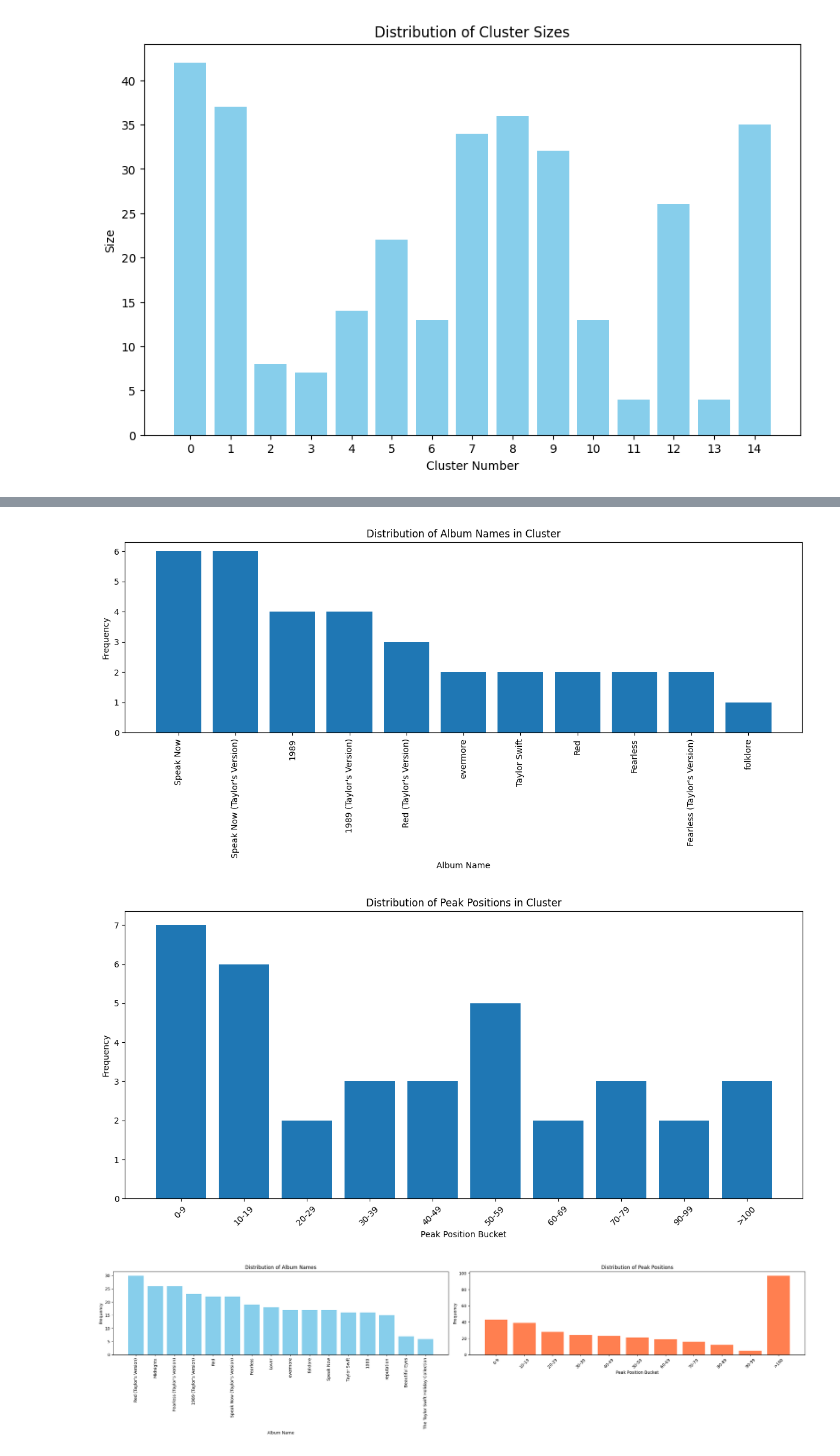
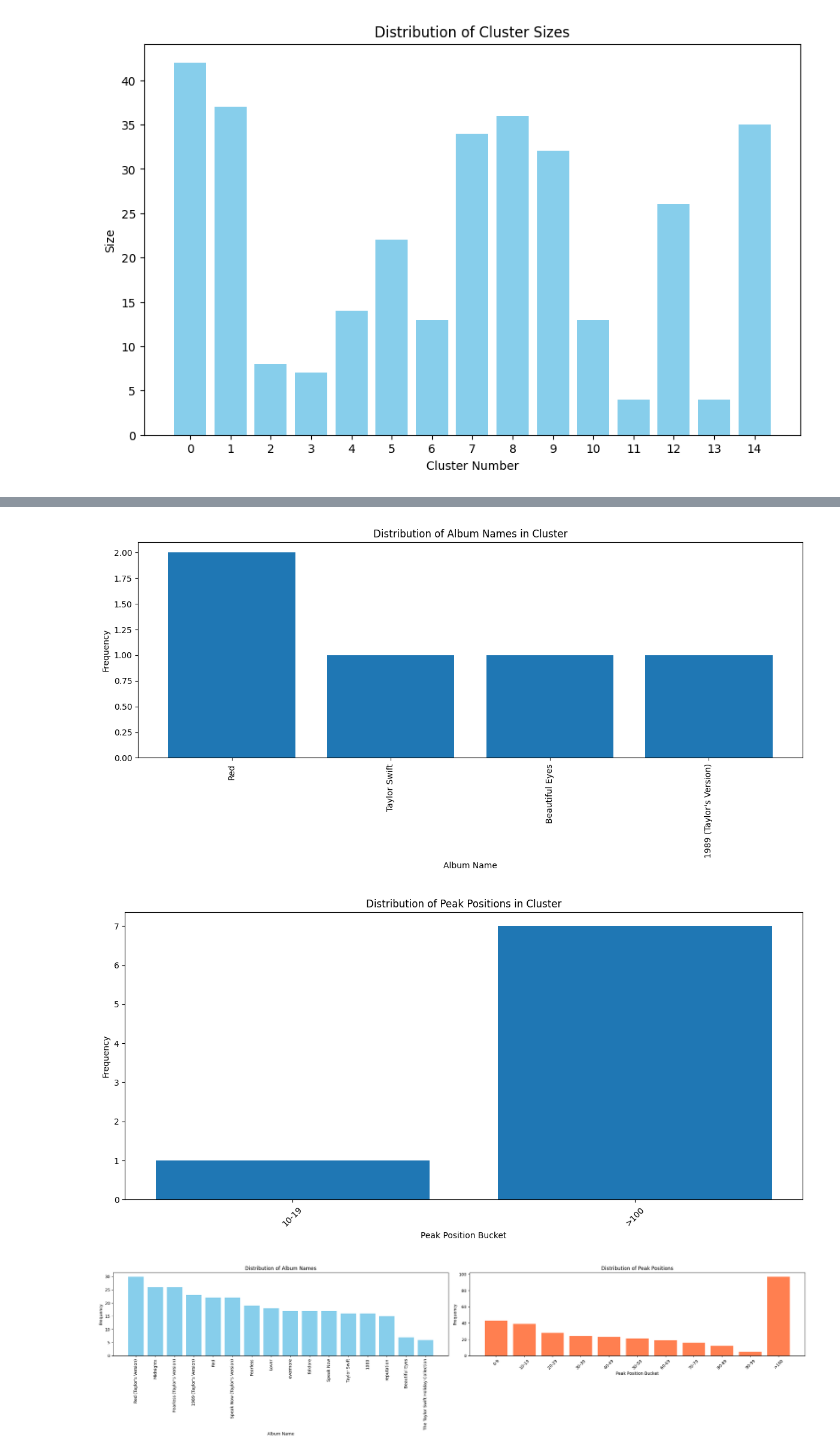
Before and after one commit to alexkato29/Taylor-Swift-Music-Analysis, a Jupyter notebook: Audio/audio_encoding.ipynb, the cells around one changed output, grey strips where cells are left out. Drawn from its saved outputs; the diff is of its cells as text; code cells hidden in the pictures.

Commit message:
Made Graphic, Final Audio EDA

```diff
--- a/Audio/audio_encoding.ipynb
+++ b/Audio/audio_encoding.ipynb
@@ -152,32 +170,32 @@ Cluster 14: 35 members (10.70%)
 # %%
-c = 8
+c = 2
 cluster = audio[audio["cluster_assignment"] == c].copy()
 
 plt.figure(figsize=(12, 6))
 album_name_counts = cluster['album_name'].value_counts()
 plt.bar(album_name_counts.index, album_name_counts.values)
 plt.xlabel('Album Name')
 plt.ylabel('Frequency')
 plt.title('Distribution of Album Names in Cluster')
 plt.xticks(rotation=90)
 plt.tight_layout()
 plt.show()
 
 plt.figure(figsize=(12, 6))
 
 # Handling NaN values by categorizing them as >100
 peak_pos_counts = cluster['peak_pos_bucketed'].value_counts().sort_index()
 
 plt.bar(peak_pos_counts.index, peak_pos_counts.values)
 plt.xlabel('Peak Position Bucket')
 plt.ylabel('Frequency')
 plt.title('Distribution of Peak Positions in Cluster')
 plt.xticks(rotation=45)
 plt.tight_layout()
 plt.show()
 # %% [output]
-[figure, old version]
+[figure, new version]
-[figure, old version]
+[figure, new version]
 # %%
 fig, ax = plt.subplots(1, 2, figsize=(24, 6))
 
```
Also changed, not shown: parts of 2 cells of this notebook, 8 other files.
